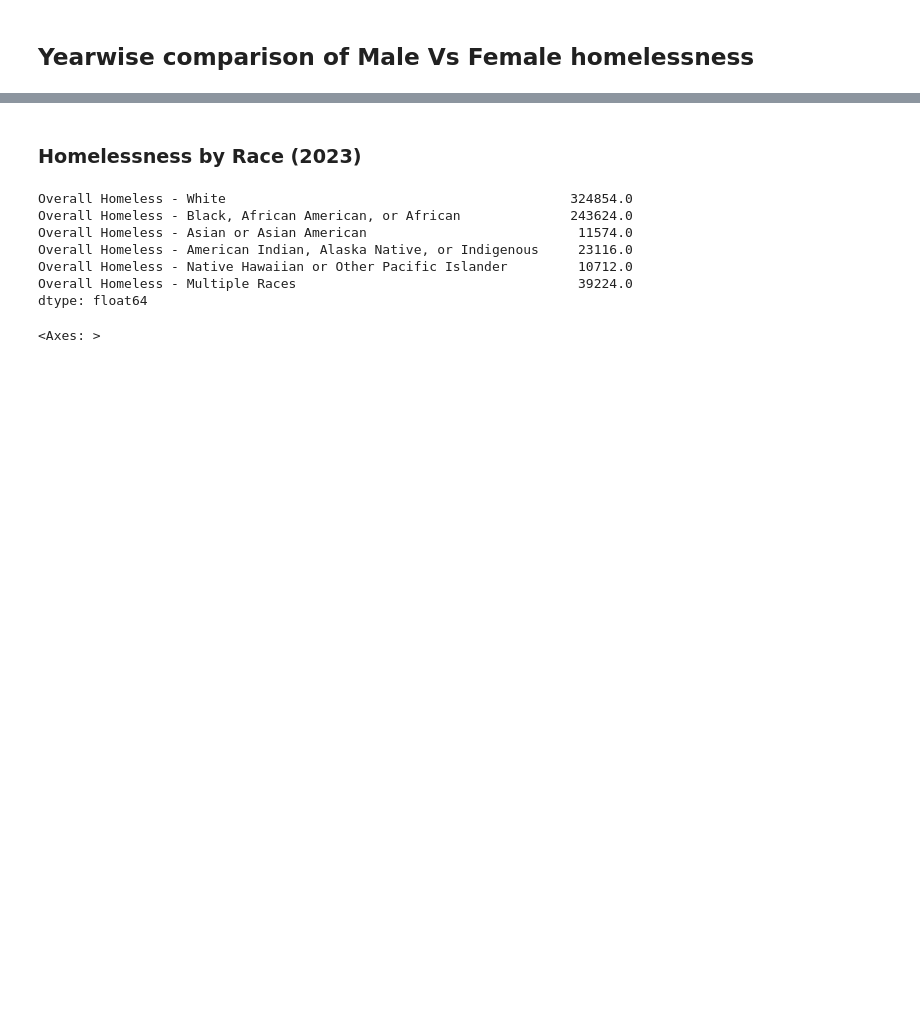
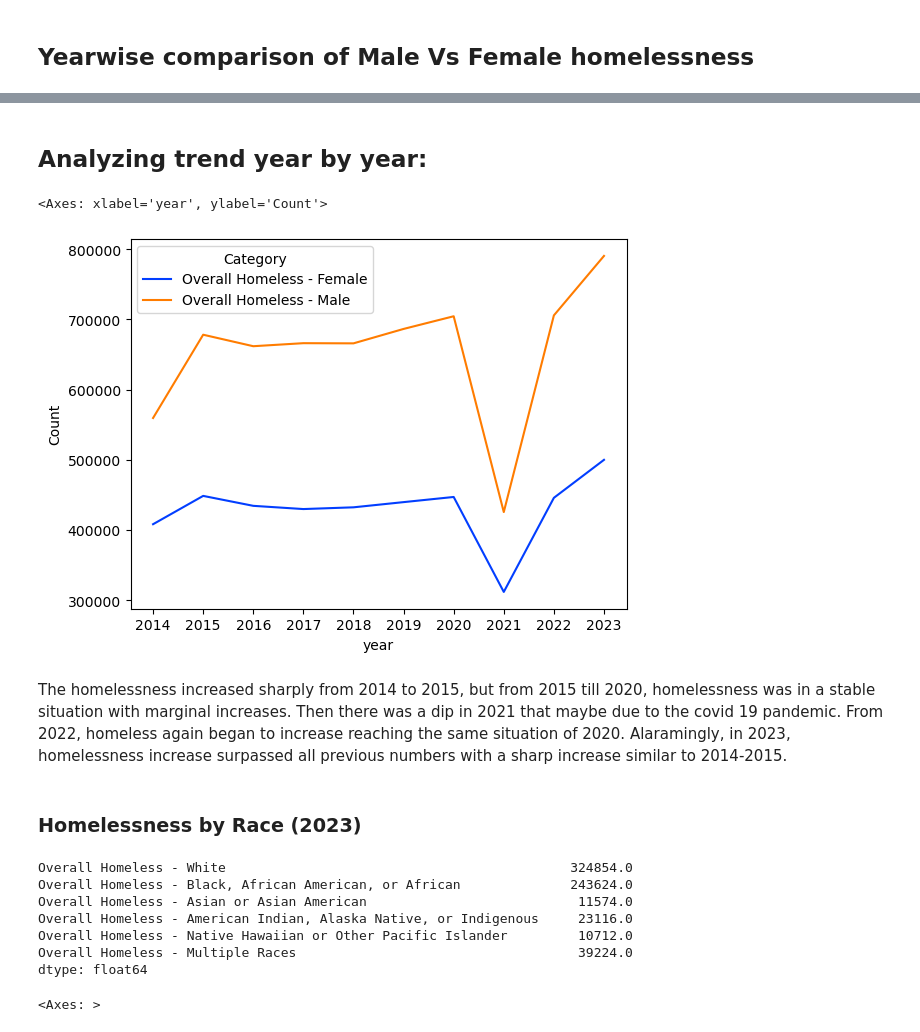
Before and after one commit to hmashrique/Homeless-Research, a Jupyter notebook: PIT_EDA.ipynb, the cells around one changed output, grey strips where cells are left out. Drawn from its saved outputs; the diff is of its cells as text; code cells hidden in the pictures; blank space fills up the shorter version.

Commit message:
updated pit data EDA

```diff
--- a/PIT_EDA.ipynb
+++ b/PIT_EDA.ipynb
@@ -222,3 +231,13 @@ sns.barplot(data=final_df_melted, x='year', y='Count', hue='Category', palette='
+# %% [markdown]
+## Analyzing trend year by year:
+# %%
+# Line Plot using Seaborn
+sns.lineplot(data=final_df_melted, x='year', y='Count', hue='Category', palette='bright')
+# %% [output]
+<Axes: xlabel='year', ylabel='Count'>
+[figure, added]
+# %% [markdown]
+The homelessness increased sharply from 2014 to 2015, but from 2015 till 2020, homelessness was in a stable situation with marginal increases. Then there was a dip in 2021 that maybe due to the covid 19 pandemic. From 2022, homeless again began to increase reaching the same situation of 2020. Alaramingly, in 2023, homelessness increase surpassed all previous numbers with a sharp increase similar to 2014-2015.
 # %% [markdown]
 ### Homelessness by Race (2023)
 # %%
```
Also changed, not shown: parts of 24 cells of this notebook, 4 other files.
